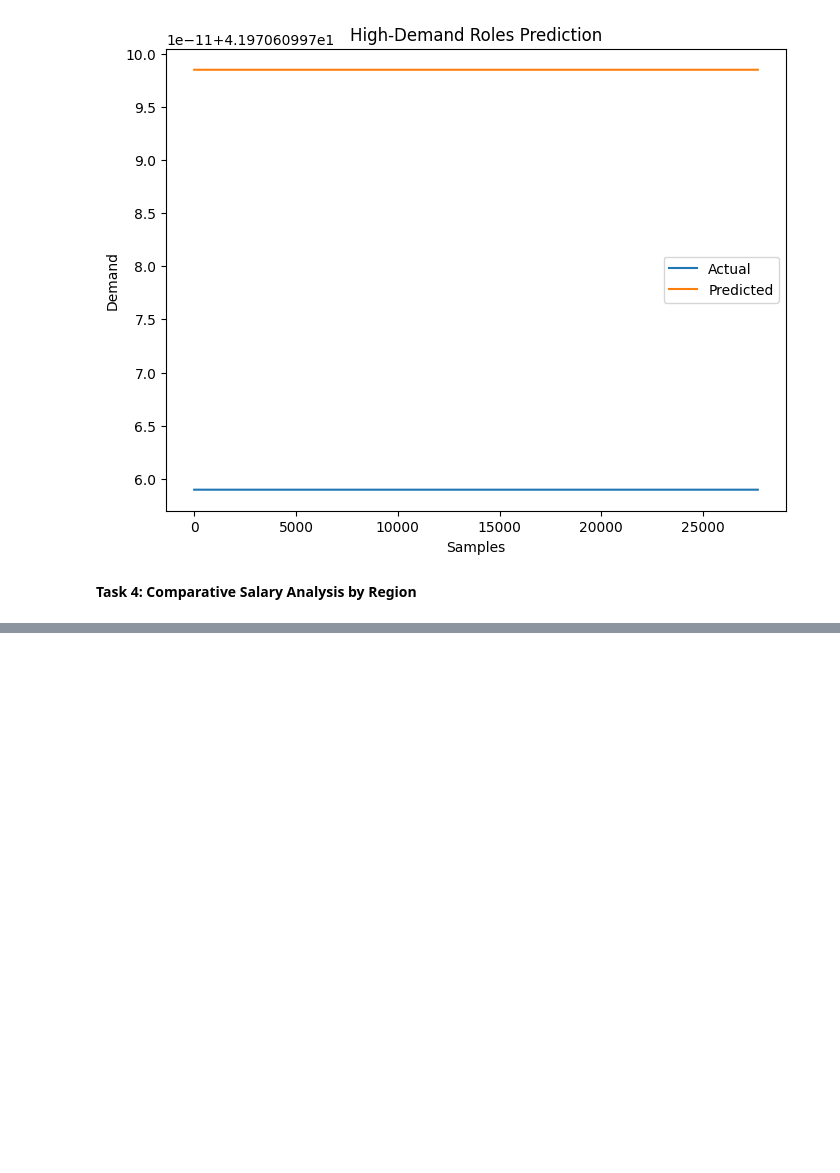
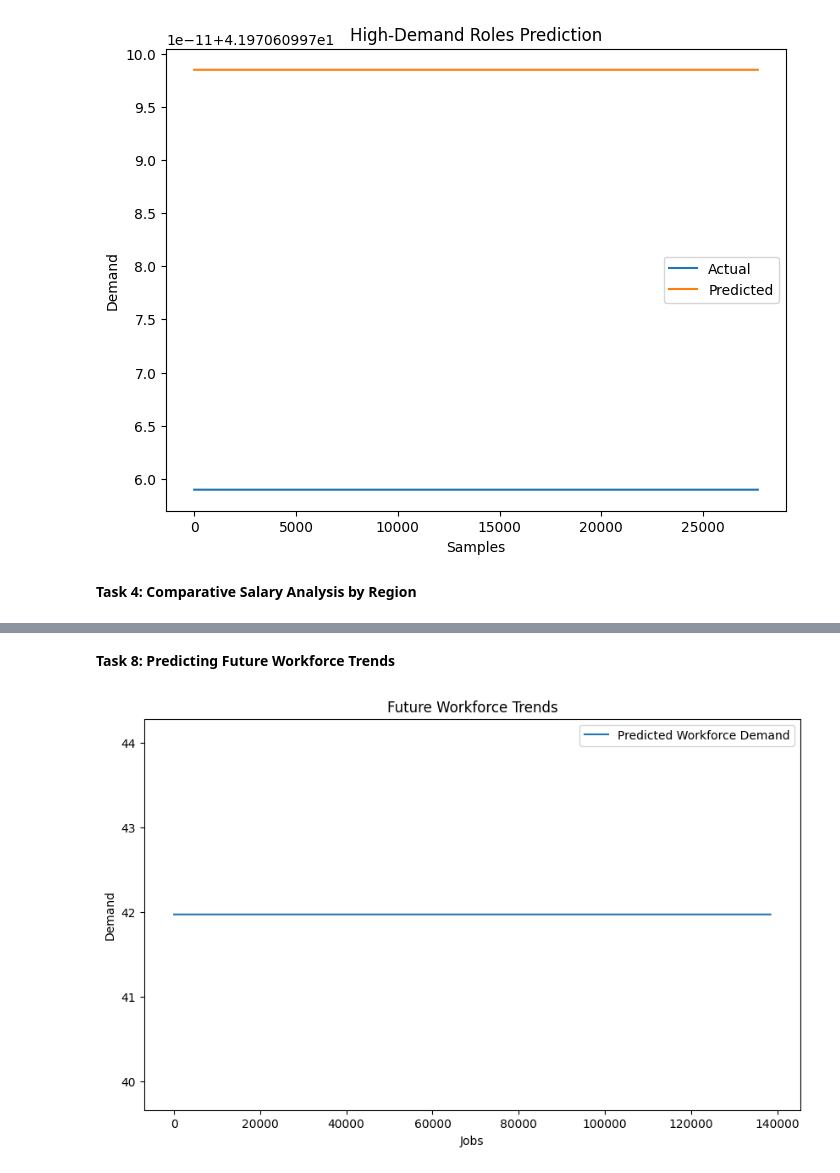
Before and after one commit to sapna-90/Project_8_Career-trends-explorer, a Jupyter notebook: P8_Career_trends_explorer.ipynb, the cells around one changed output, grey strips where cells are left out. Drawn from its saved outputs; the diff is of its cells as text; code cells hidden in the pictures; blank space fills up the shorter version.

```diff
--- a/P8_Career_trends_explorer.ipynb
+++ b/P8_Career_trends_explorer.ipynb
@@ -397,0 +521,14 @@ px.bar(region_salaries, title="Average Salary by Region", labels={'value': 'Aver
+# %% [markdown]
+**Task 8: Predicting Future Workforce Trends**
+# %%
+# Predict future workforce trends
+future_trends = model.predict(X)  # Use existing model
+plt.figure(figsize=(10, 6))
+plt.plot(future_trends, label='Predicted Workforce Demand')
+plt.title("Future Workforce Trends")
+plt.xlabel("Jobs")
+plt.ylabel("Demand")
+plt.legend()
+plt.show()
+# %% [output]
+[figure, added]
```
Also changed, not shown: parts of 16 cells of this notebook.
